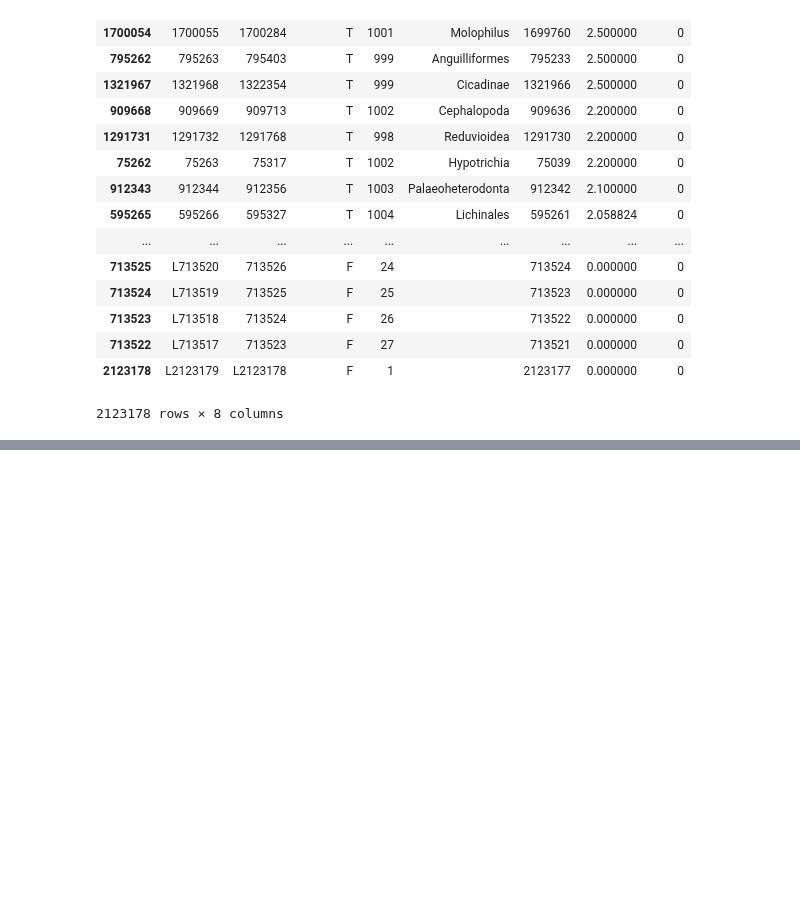
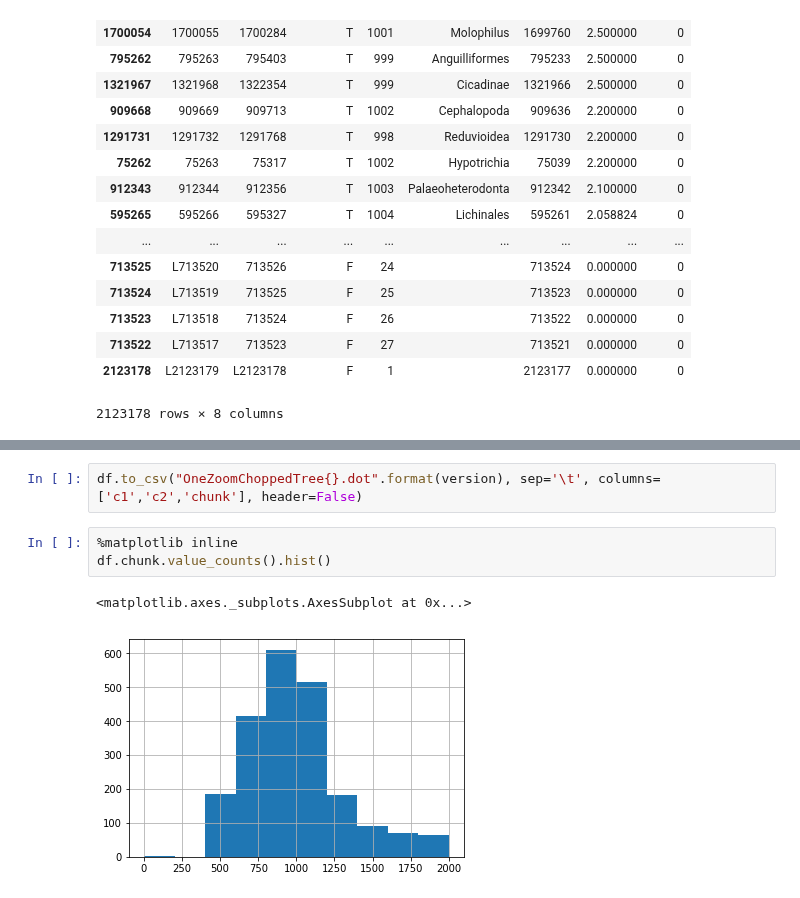
Before and after one commit to OneZoom/OZtree, a Jupyter notebook: OZprivate/ServerScripts/Utilities/Chopping Algorithm.ipynb, the cells around one changed output, grey strips where cells are left out. Saved outputs shown, nothing was run; the diff lists cells and outputs as text; blank space fills up the shorter version.

Commit message:
Update some output formats

```diff
--- a/OZprivate/ServerScripts/Utilities/Chopping Algorithm.ipynb
+++ b/OZprivate/ServerScripts/Utilities/Chopping Algorithm.ipynb
@@ -129,0 +157,8 @@ Cutting on node 1710606 (Phlebotominae):
+# %%
+df.to_csv("OneZoomChoppedTree{}.dot".format(version), sep='\t', columns=['c1','c2','chunk'], header=False)
+# %%
+%matplotlib inline
+df.chunk.value_counts().hist()
+# %% [output]
+<matplotlib.axes._subplots.AxesSubplot at 0x...>
+[figure, added]
```
Also changed, not shown: parts of 2 cells of this notebook, 2 other files.
